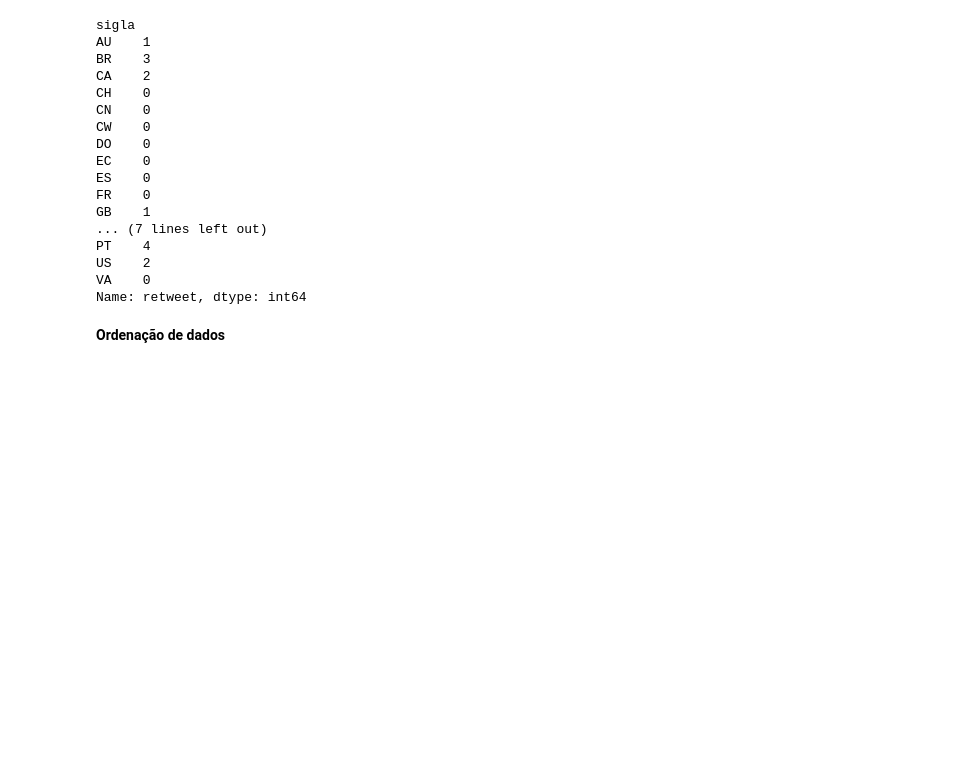
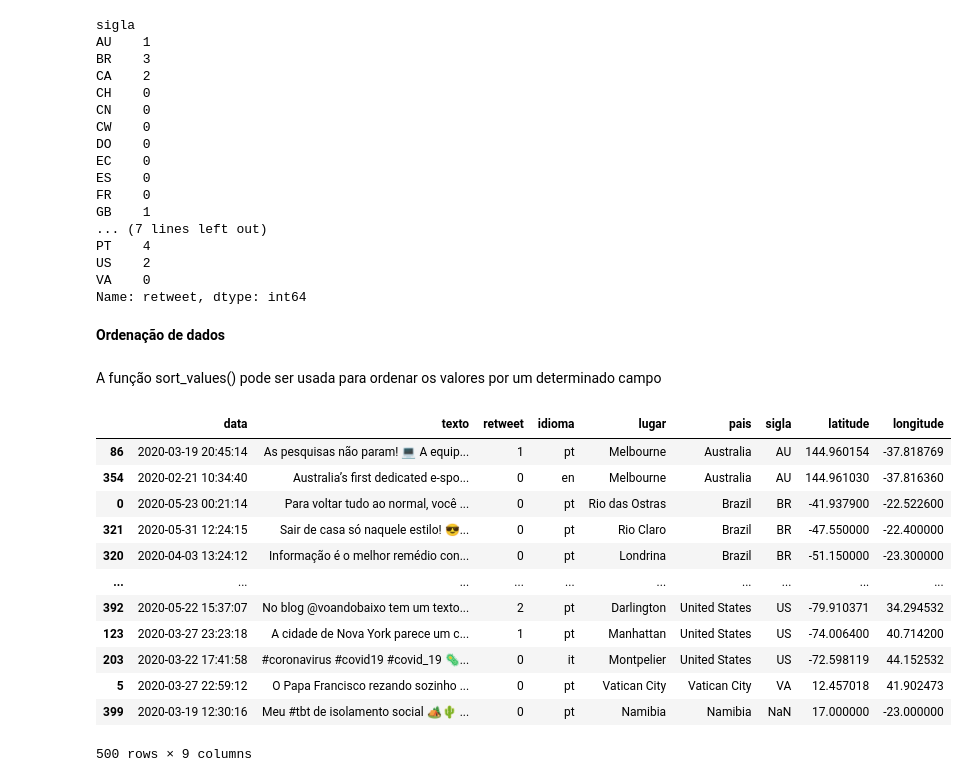
Before and after one commit to RubenSicchar/Lab-de-Ci-ncia-de-Dados-com-Python-e-Pandas, a Jupyter notebook: Untitled6.ipynb, the cells around one changed output. Drawn from its saved outputs; the diff is of its cells as text; code cells hidden in the pictures; blank space fills up the shorter version.

```diff
--- a/Untitled6.ipynb
+++ b/Untitled6.ipynb
@@ -502,3 +502,21 @@ VA    0
 Name: retweet, dtype: int64
 # %% [markdown]
 **Ordenação de dados**
+# %% [markdown]
+A função sort_values() pode ser usada para ordenar os valores por um determinado campo
+# %%
+dados.sort_values(by='sigla')
+# %% [output]
+|  | data | texto | retweet | idioma | lugar | pais | sigla | latitude | longitude |
+| 86 | 2020-03-19 20:45:14 | As pesquisas não param! 💻 A equip... | 1 | pt | Melbourne | Australia | AU | 144.960154 | -37.818769 |
+| 354 | 2020-02-21 10:34:40 | Australia’s first dedicated e-spo... | 0 | en | Melbourne | Australia | AU | 144.961030 | -37.816360 |
+| 0 | 2020-05-23 00:21:14 | Para voltar tudo ao normal, você ... | 0 | pt | Rio das Ostras | Brazil | BR | -41.937900 | -22.522600 |
+| 321 | 2020-05-31 12:24:15 | Sair de casa só naquele estilo! 😎... | 0 | pt | Rio Claro | Brazil | BR | -47.550000 | -22.400000 |
+| 320 | 2020-04-03 13:24:12 | Informação é o melhor remédio con... | 0 | pt | Londrina | Brazil | BR | -51.150000 | -23.300000 |
+| ... | ... | ... | ... | ... | ... | ... | ... | ... | ... |
+| 392 | 2020-05-22 15:37:07 | No blog @voandobaixo tem um texto... | 2 | pt | Darlington | United States | US | -79.910371 | 34.294532 |
+| 123 | 2020-03-27 23:23:18 | A cidade de Nova York parece um c... | 1 | pt | Manhattan | United States | US | -74.006400 | 40.714200 |
+| 203 | 2020-03-22 17:41:58 | #coronavirus #covid19 #covid_19 🦠... | 0 | it | Montpelier | United States | US | -72.598119 | 44.152532 |
+| 5 | 2020-03-27 22:59:12 | O Papa Francisco rezando sozinho ... | 0 | pt | Vatican City | Vatican City | VA | 12.457018 | 41.902473 |
+| 399 | 2020-03-19 12:30:16 | Meu #tbt de isolamento social 🏕🌵 ... | 0 | pt | Namibia | Namibia | NaN | 17.000000 | -23.000000 |
+500 rows × 9 columns
```
Also changed, not shown: parts of 42 cells of this notebook.
